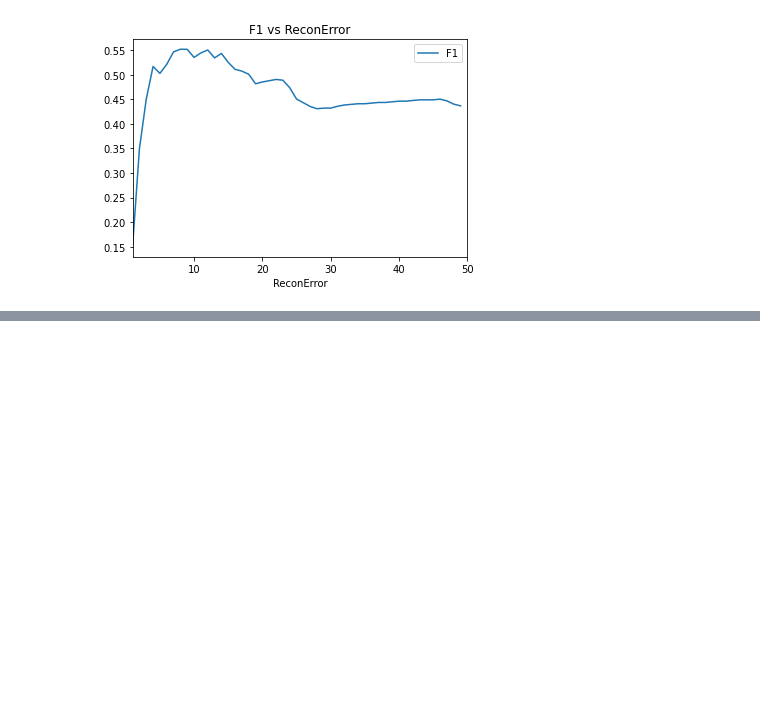
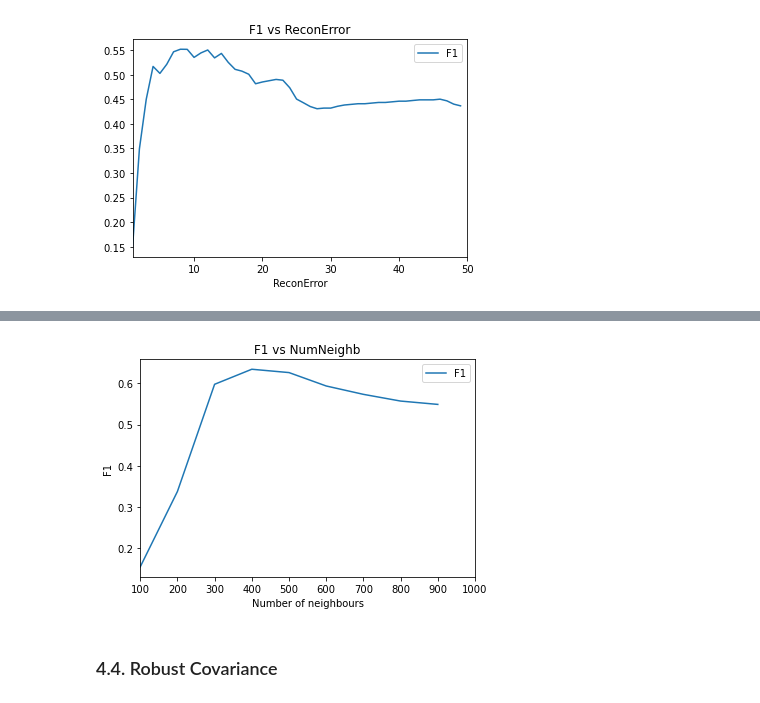
Before and after one commit to DaniloJ97/anomaly_detection, a Jupyter notebook: anomaly_detection.ipynb, the cells around one changed output, grey strips where cells are left out. Cells and saved outputs as stored; diff of their text form; code cells hidden in the pictures; blank space fills up the shorter version.

Commit message:
Local Outlier Factor, Robust Covariance and Isolation Forest done

```diff
--- a/anomaly_detection.ipynb
+++ b/anomaly_detection.ipynb
@@ -531,0 +544,2 @@ plt.show()
+# %%
+clf = LocalOutlierFactor(n_neighbors=20, contamination = perc_fraud)
@@ -531,0 +550,2 @@ plt.show()
+# %%
+y_pred = clf.fit_predict(X_valid)
@@ -531,0 +556,28 @@ plt.show()
+# %%
+minNeighbours = 100
+maxNeighbours = 1000
+
+neighboursF1 = []
+
+for neighbour in range(minNeighbours,maxNeighbours,100):
+    clf = LocalOutlierFactor(n_neighbors=neighbour, contamination = perc_fraud)
+    y_pred = clf.fit_predict(X_valid)
+    n_errors = (y_pred != ground_truth).sum()
+    scores = clf.negative_outlier_factor_
+
+    y_predLOF = y_pred.copy()
+    y_predDF = pd.DataFrame(y_predLOF)
+
+    y_predDF[y_predDF[0] == 1] = 0
+    y_predDF[y_predDF[0] == -1] = 1
+
+    y_predLOF = y_predDF.values
+    y_predLOF = np.ravel(y_predLOF)
+
+    precision,recall,fbeta_score, support  = precision_recall_fscore_support(y_valid, y_predLOF, average='binary')
+
+    print("F1 score on test", round(fbeta_score,4), " with num neighbors ", neighbour)
+    neighboursF1.append([neighbour, round(fbeta_score,4)])
+
+neighboursF1df = pd.DataFrame(neighboursF1, columns = ['NumNeighb', 'F1'])
+neighboursF1df.head()
@@ -531,0 +600,11 @@ plt.show()
+# %%
+neighboursF1df.plot.line("NumNeighb","F1")
+plt.xlim(100, 1000)
+plt.xlabel("Number of neighbours")
+plt.ylabel("F1")
+plt.title("F1 vs NumNeighb")
+plt.show()
+# %% [output]
+[figure, added]
+# %% [markdown]
+### 4.4. Robust Covariance
```
Also changed, not shown: parts of 26 cells of this notebook.
